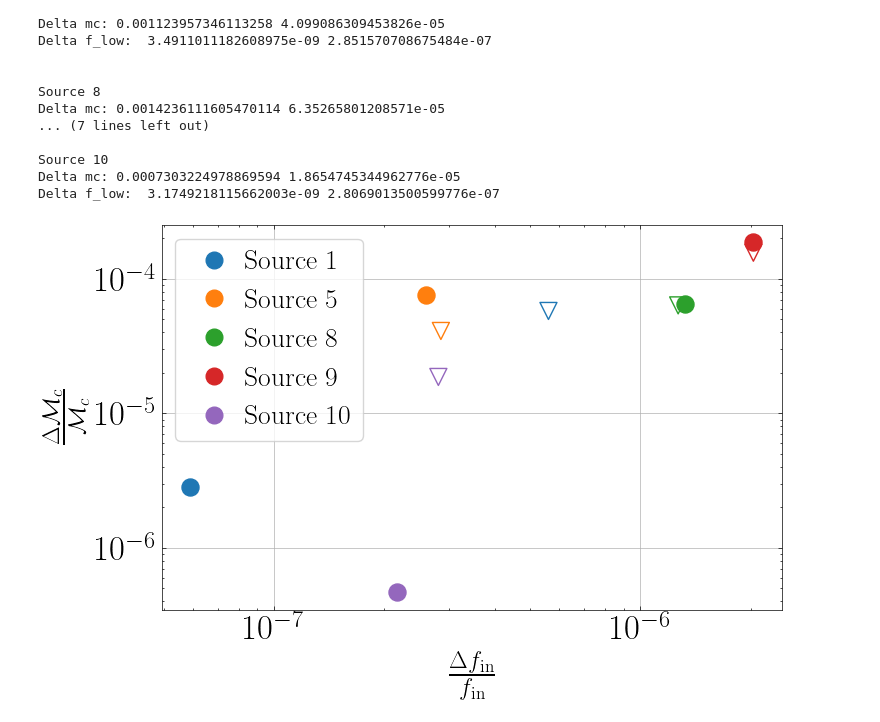
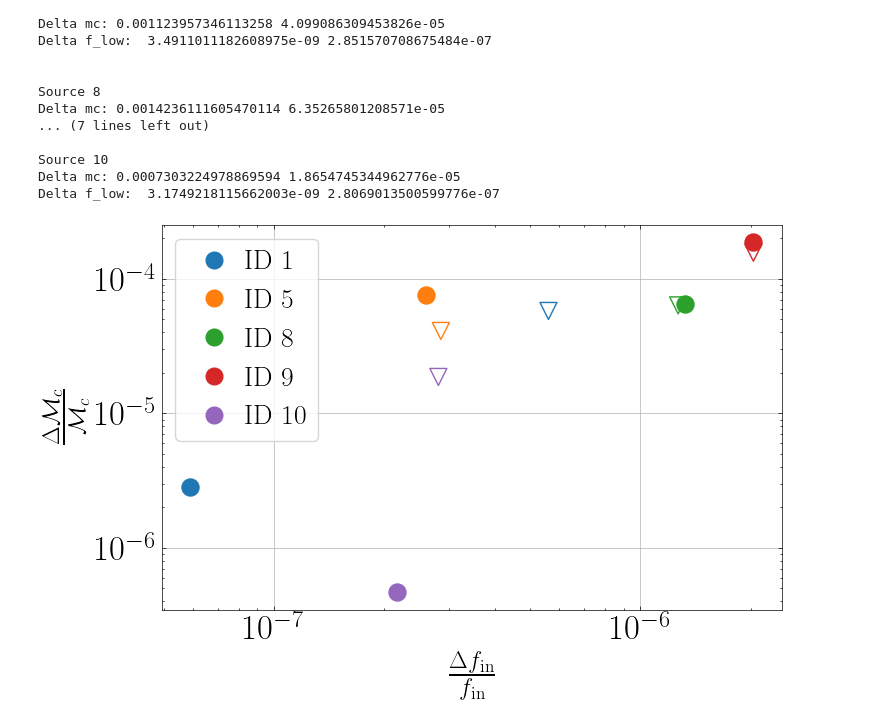
Before and after one commit to dig07/Yorsh-End-to-end-search, a Jupyter notebook: Fig.5/Search_Results.ipynb, the cells around one changed output. Drawn from its saved outputs; the diff is of its cells as text; code cells hidden in the pictures.

```diff
--- a/Fig.5/Search_Results.ipynb
+++ b/Fig.5/Search_Results.ipynb
@@ -157,32 +157,32 @@ cmap = ListedColormap(colors)
 # %%
 plt.figure(figsize=(8,5))
 
 for i in range(delta_mc.size):
 
     plt.scatter(delta_f_low[i],delta_mc[i],color=cmap(i),marker='o',s=150)
     plt.scatter(gapped_delta_f_low[i],gapped_delta_mc[i],color=cmap(i),marker='v',s=150,facecolors='none')
 
 
 
 plt.ylabel(r'$\frac{\Delta \mathcal{M}_c}{\mathcal{M}_c}$',fontsize=25)
 plt.xlabel(r'$\frac{\Delta f_{\mathrm{in}}}{f_{\mathrm{in}}}$',fontsize=25)
 
 
 
-labels = ['Source 1', 'Source 5', 'Source 8', 'Source 9', 'Source 10']
+labels = ['ID 1', 'ID 5', 'ID 8', 'ID 9', 'ID 10']
 marker_style = 'D'        # diamond; swap for 'o', '^', '*', 's', etc.
 
 handles = [Line2D([], [], marker='o', linestyle='',
                   color=col,markersize=12)   # edge so marker stands out
            for col in cmap.colors]
 
 plt.legend(handles=handles,
           labels=labels,handletextpad=0.1,frameon=True,fontsize=20)
 
 plt.semilogy()
 plt.semilogx()
 plt.grid()
 plt.savefig('Fractional_errors.pdf')
 plt.show()
 # %% [output]
-[figure, old version]
+[figure, new version]
```
Also changed, not shown: 7 other files.
